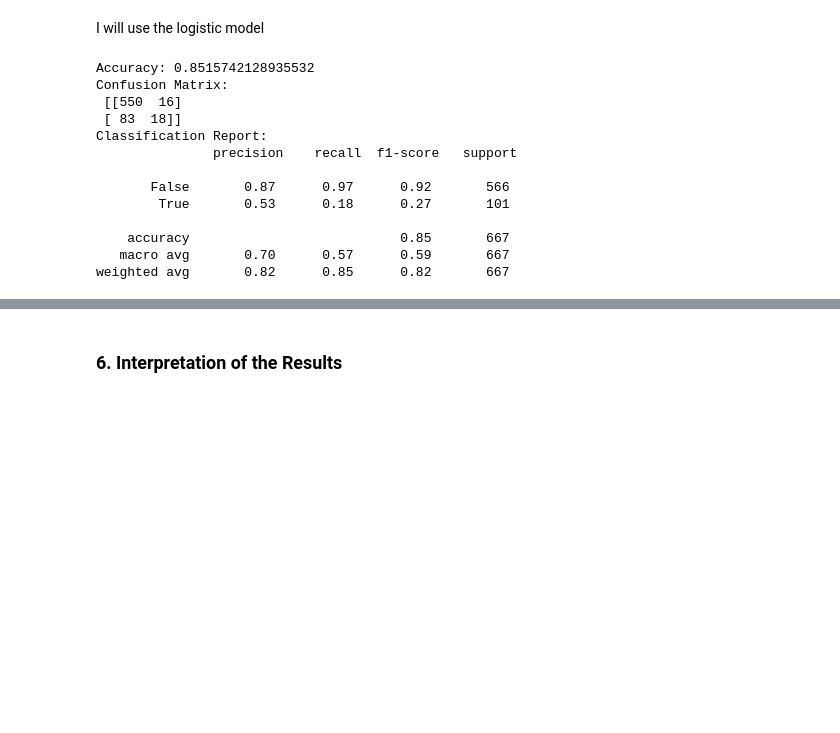
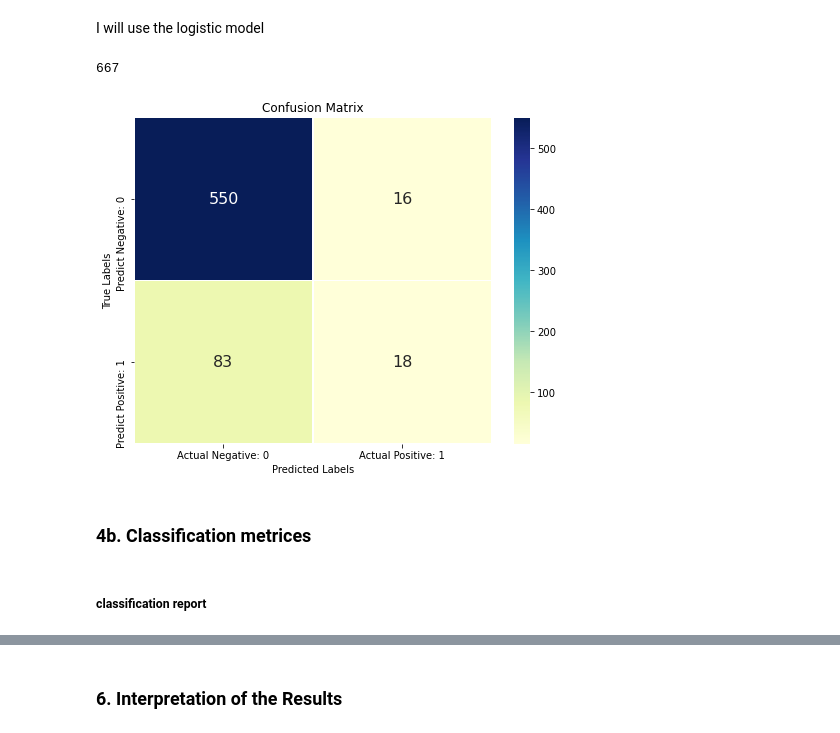
Before and after one commit to CYNTHIA-ATIENO/PHASE-3-PROJECT, a Jupyter notebook: index.ipynb, the cells around one changed output, grey strips where cells are left out. Saved outputs shown, nothing was run; the diff lists cells and outputs as text; code cells hidden in the pictures; blank space fills up the shorter version.

```diff
--- a/index.ipynb
+++ b/index.ipynb
@@ -300,27 +297,47 @@ from sklearn.linear_model import LogisticRegression
+# %%
+# split the data into train and test data
+from sklearn.model_selection import train_test_split
+from sklearn.linear_model import LogisticRegression
+
+X_train, X_test, y_train, y_test = train_test_split(X, y, test_size=0.2, random_state=42)
+model = LogisticRegression()
+model.fit(X_train, y_train)
+y_pred = model.predict(X_test)
+
+# Ensure y_test and y_pred have the same length
+print(len(y_test))  # Should be same as len(y_pred)
+# %% [output]
+667
 # %%
 # instantiate the model
-logreg = LogisticRegression(solver='liblinear', random_state=0)
+model = LogisticRegression(solver='liblinear', random_state=0)
 # %%
 # fit the model
-logreg.fit(X_train, y_train)
-# Predict on the test set
-y_pred = logreg.predict(X_test)
+model.fit(X_train, y_train)
+# Predict on test data
+y_pred = model.predict(X_test)
+
+# Compute confusion matrix
+cm = confusion_matrix(y_test, y_pred)
-# %%
-# Evaluate the model
-print("Accuracy:", accuracy_score(y_test, y_pred))
-print("Confusion Matrix:\n", confusion_matrix(y_test, y_pred))
-print("Classification Report:\n", classification_report(y_test, y_pred))
-# %% [output]
-Accuracy: 0.8515742128935532
-Confusion Matrix:
- [[550  16]
- [ 83  18]]
-Classification Report:
-               precision    recall  f1-score   support
-
-       False       0.87      0.97      0.92       566
-        True       0.53      0.18      0.27       101
-
-    accuracy                           0.85       667
-   macro avg       0.70      0.57      0.59       667
-weighted avg       0.82      0.85      0.82       667
+# %%
+# Create DataFrame for the confusion matrix
+cm_matrix = pd.DataFrame(
+    data=cm,
+    columns=['Actual Negative: 0', 'Actual Positive: 1'],
+    index=['Predict Negative: 0', 'Predict Positive: 1']
+)
+# %%
+# Plot the confusion matrix
+plt.figure(figsize=(8, 6))
+sns.heatmap(cm_matrix, annot=True, fmt='d', cmap='YlGnBu',
+            cbar=True, annot_kws={"size": 16}, linewidths=.5)
+plt.title('Confusion Matrix')
+plt.xlabel('Predicted Labels')
+plt.ylabel('True Labels')
+plt.show()
+# %% [output]
+[figure, added]
+# %% [markdown]
+### 4b. Classification metrices
+# %% [markdown]
+##### classification report
```
Also changed, not shown: parts of 25 cells of this notebook.
